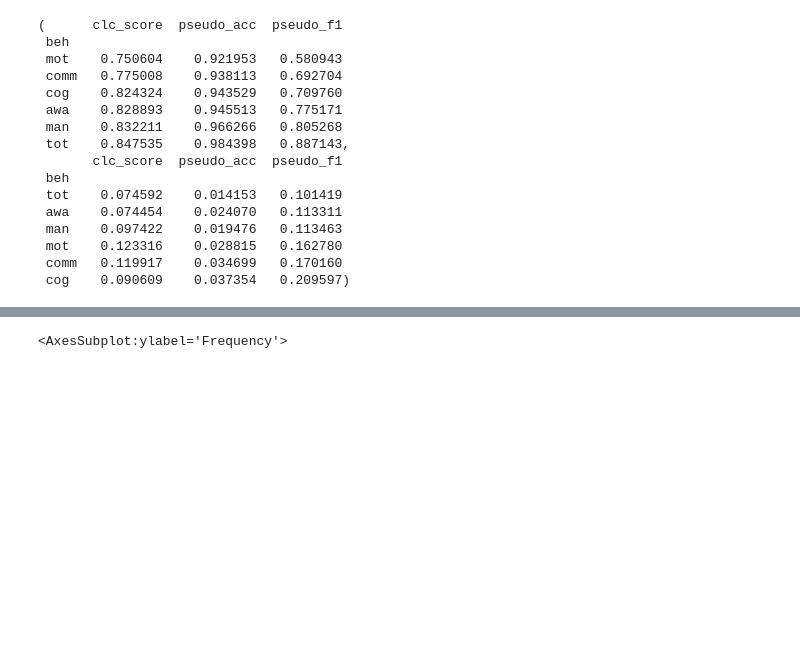
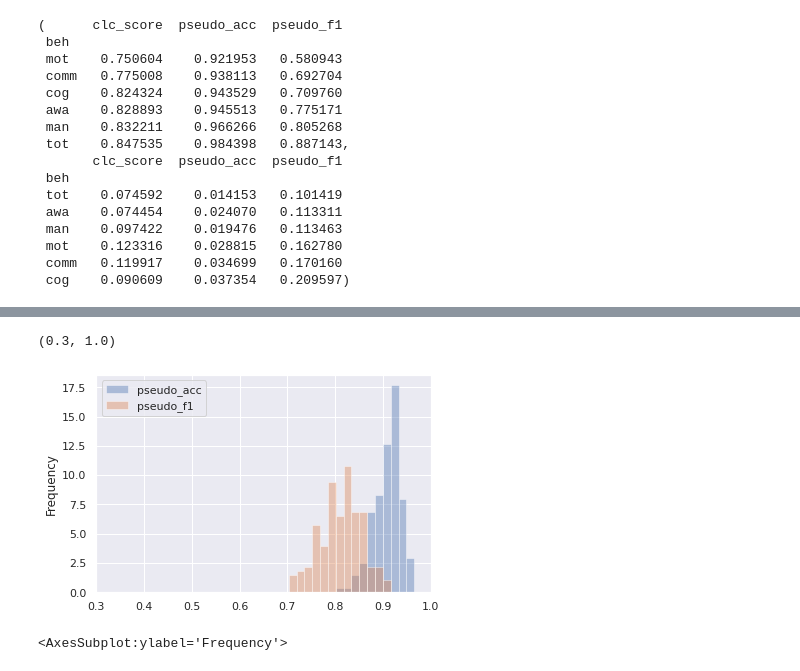
Before and after one commit to silk1100/behavioralProject, a Jupyter notebook: notebooks/13_Common_Features_Among_SRS.ipynb, the cells around one changed output, grey strips where cells are left out. Cells and saved outputs as stored; diff of their text form; code cells hidden in the pictures; blank space fills up the shorter version.

```diff
--- a/notebooks/13_Common_Features_Among_SRS.ipynb
+++ b/notebooks/13_Common_Features_Among_SRS.ipynb
@@ -206,3 +300,9 @@ df_results[df_results['sev']=='sever_TD'][['pseudo_acc', 'pseudo_f1']].plot.hist
+# %%
+df_results_clean[df_results_clean['sev']=='sever_TD'][['pseudo_acc', 'pseudo_f1']].plot.hist(bins=16, density=True, alpha=0.4)
+plt.xlim([0.3, 1])
+# %% [output]
+(0.3, 1.0)
+[figure, added]
 # %%
 df_results[(df_results['sev']=='sever_TD')&(df_results['beh']=='awa')][['pseudo_acc', 'pseudo_f1']].plot.hist(bins=16, density=True, alpha=0.4)
 # %% [output]
```
Also changed, not shown: parts of 28 cells of this notebook, 1 other file.
